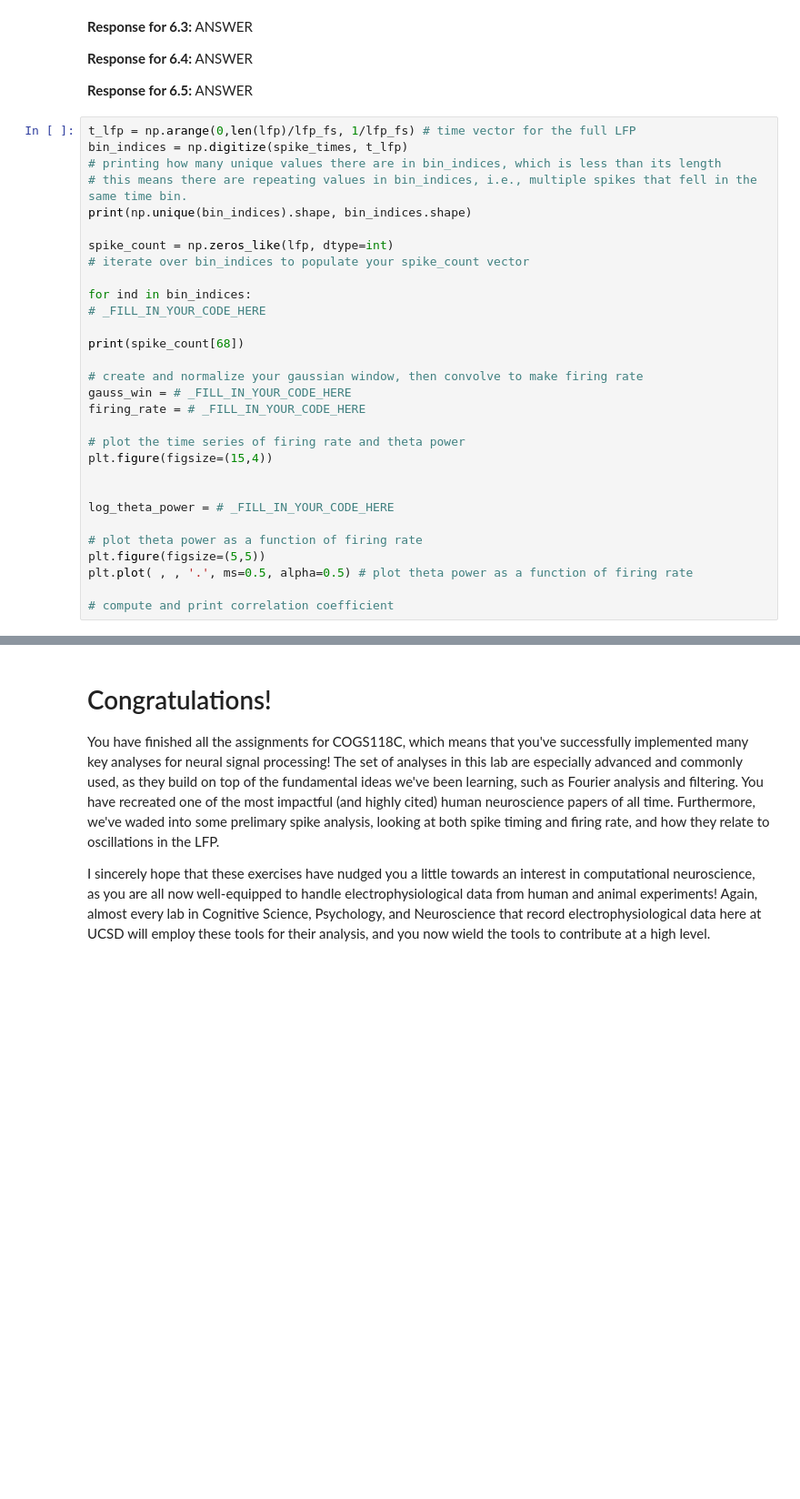
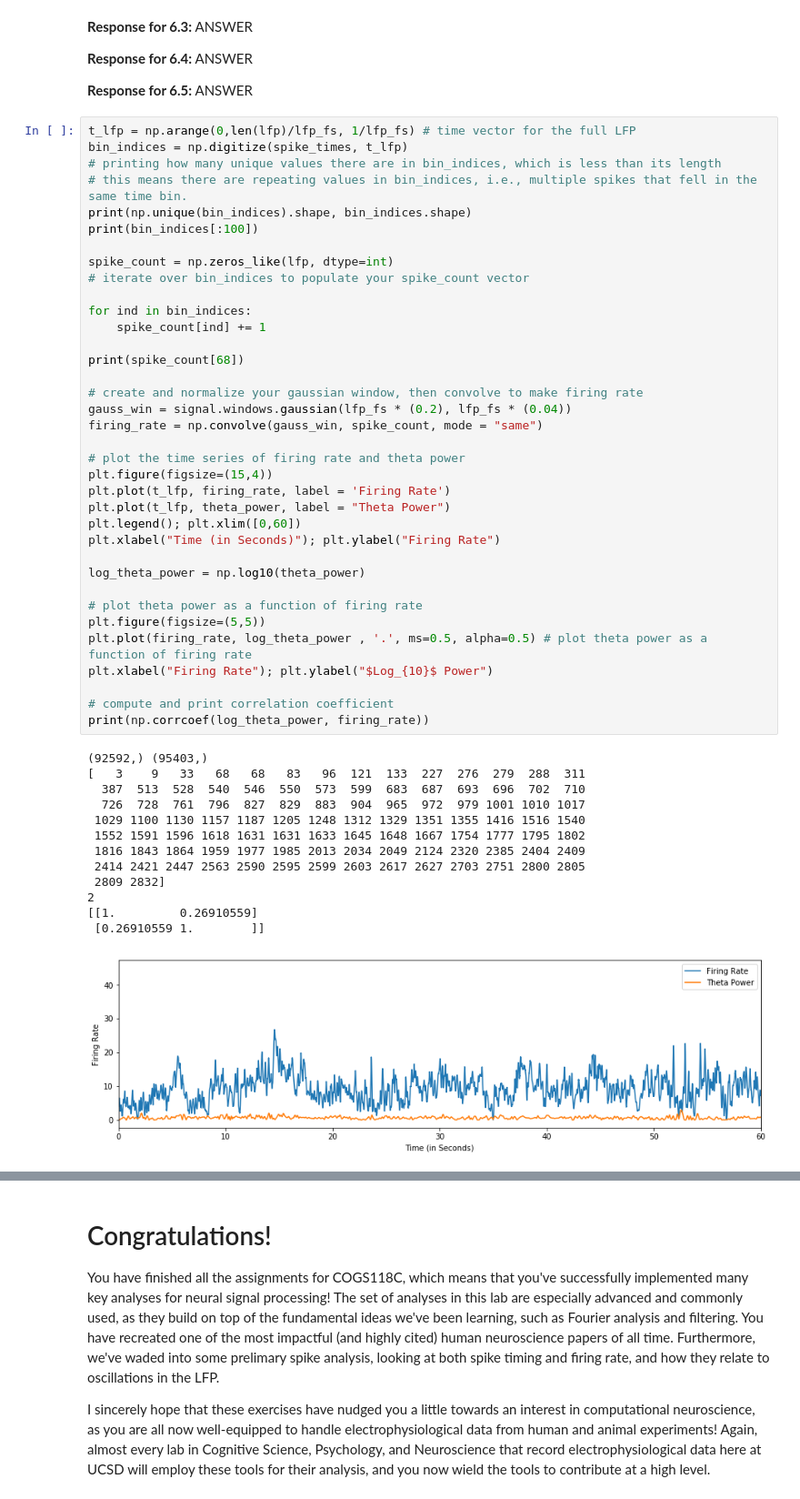
Before and after one commit to rmontehe/COGS118C, a Jupyter notebook: Assignments/Assignment 4/A4-HilbertLFPSpike.ipynb, the cells around one changed output, grey strips where cells are left out. Shown at 91% size. Saved outputs shown, nothing was run; the diff lists cells and outputs as text; blank space fills up the shorter version.

```diff
--- a/Assignments/Assignment 4/A4-HilbertLFPSpike.ipynb
+++ b/Assignments/Assignment 4/A4-HilbertLFPSpike.ipynb
@@ -481,30 +484,50 @@ For example, if the binned spike train has a bin width of 1ms, then the first bi
 # %%
 t_lfp = np.arange(0,len(lfp)/lfp_fs, 1/lfp_fs) # time vector for the full LFP
 bin_indices = np.digitize(spike_times, t_lfp)
 # printing how many unique values there are in bin_indices, which is less than its length
 # this means there are repeating values in bin_indices, i.e., multiple spikes that fell in the same time bin.
 print(np.unique(bin_indices).shape, bin_indices.shape)
+print(bin_indices[:100])
 
 spike_count = np.zeros_like(lfp, dtype=int)
 # iterate over bin_indices to populate your spike_count vector
 
 for ind in bin_indices:
-# _FILL_IN_YOUR_CODE_HERE
+    spike_count[ind] += 1
 
 print(spike_count[68])
 
 # create and normalize your gaussian window, then convolve to make firing rate
-gauss_win = # _FILL_IN_YOUR_CODE_HERE
-firing_rate = # _FILL_IN_YOUR_CODE_HERE
+gauss_win = signal.windows.gaussian(lfp_fs * (0.2), lfp_fs * (0.04))
+firing_rate = np.convolve(gauss_win, spike_count, mode = "same")
 
 # plot the time series of firing rate and theta power
 plt.figure(figsize=(15,4))
+plt.plot(t_lfp, firing_rate, label = 'Firing Rate')
+plt.plot(t_lfp, theta_power, label = "Theta Power")
+plt.legend(); plt.xlim([0,60])
+plt.xlabel("Time (in Seconds)"); plt.ylabel("Firing Rate")
 
-
-log_theta_power = # _FILL_IN_YOUR_CODE_HERE
+log_theta_power = np.log10(theta_power)
 
 # plot theta power as a function of firing rate
 plt.figure(figsize=(5,5))
-plt.plot( , , '.', ms=0.5, alpha=0.5) # plot theta power as a function of firing rate
+plt.plot(firing_rate, log_theta_power , '.', ms=0.5, alpha=0.5) # plot theta power as a function of firing rate
+plt.xlabel("Firing Rate"); plt.ylabel("$Log_{10}$ Power")
 
 # compute and print correlation coefficient
+print(np.corrcoef(log_theta_power, firing_rate))
+# %% [output]
+(92592,) (95403,)
+[   3    9   33   68   68   83   96  121  133  227  276  279  288  311
+  387  513  528  540  546  550  573  599  683  687  693  696  702  710
+  726  728  761  796  827  829  883  904  965  972  979 1001 1010 1017
+ 1029 1100 1130 1157 1187 1205 1248 1312 1329 1351 1355 1416 1516 1540
+ 1552 1591 1596 1618 1631 1631 1633 1645 1648 1667 1754 1777 1795 1802
+ 1816 1843 1864 1959 1977 1985 2013 2034 2049 2124 2320 2385 2404 2409
+ 2414 2421 2447 2563 2590 2595 2599 2603 2617 2627 2703 2751 2800 2805
+ 2809 2832]
+2
+[[1.         0.26910559]
+ [0.26910559 1.        ]]
+[figure, added]
```
Also changed, not shown: parts of 3 cells of this notebook, 1 other file.
